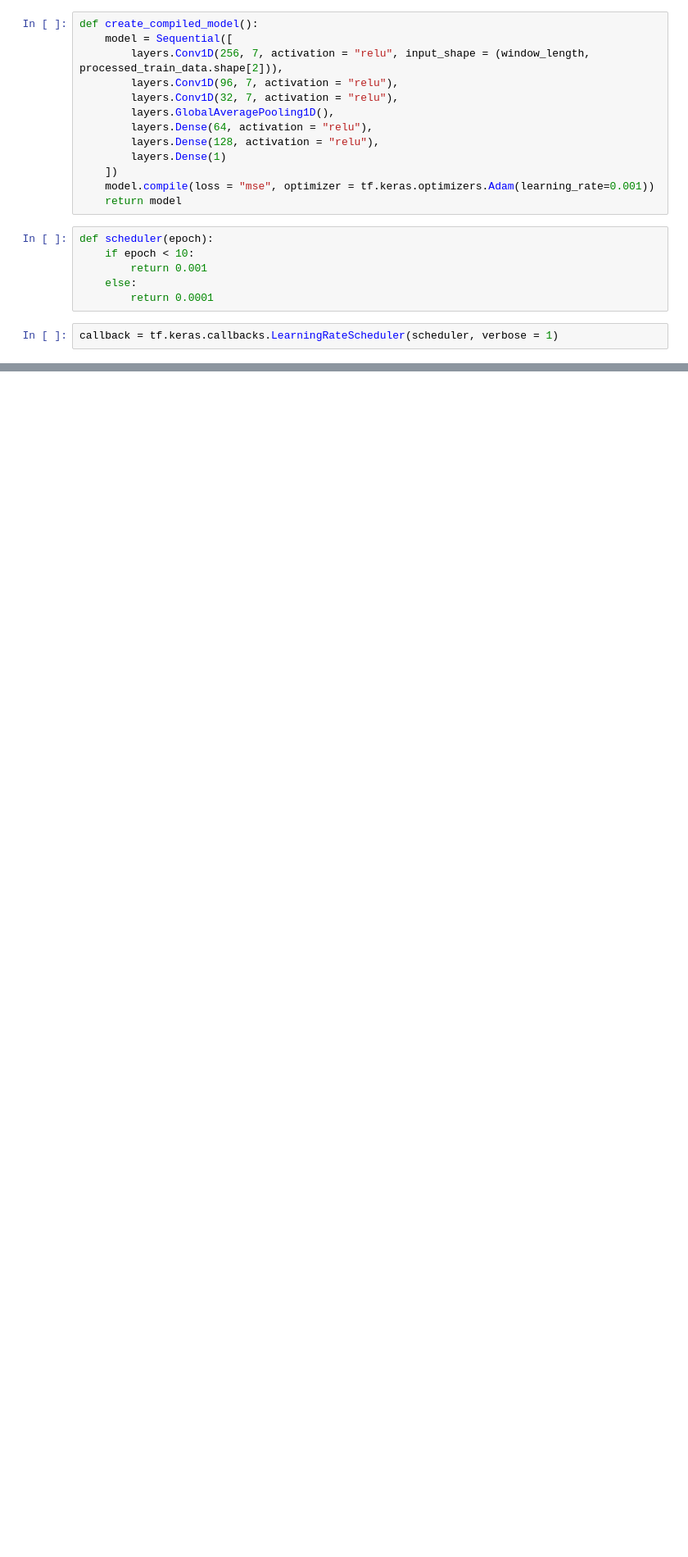
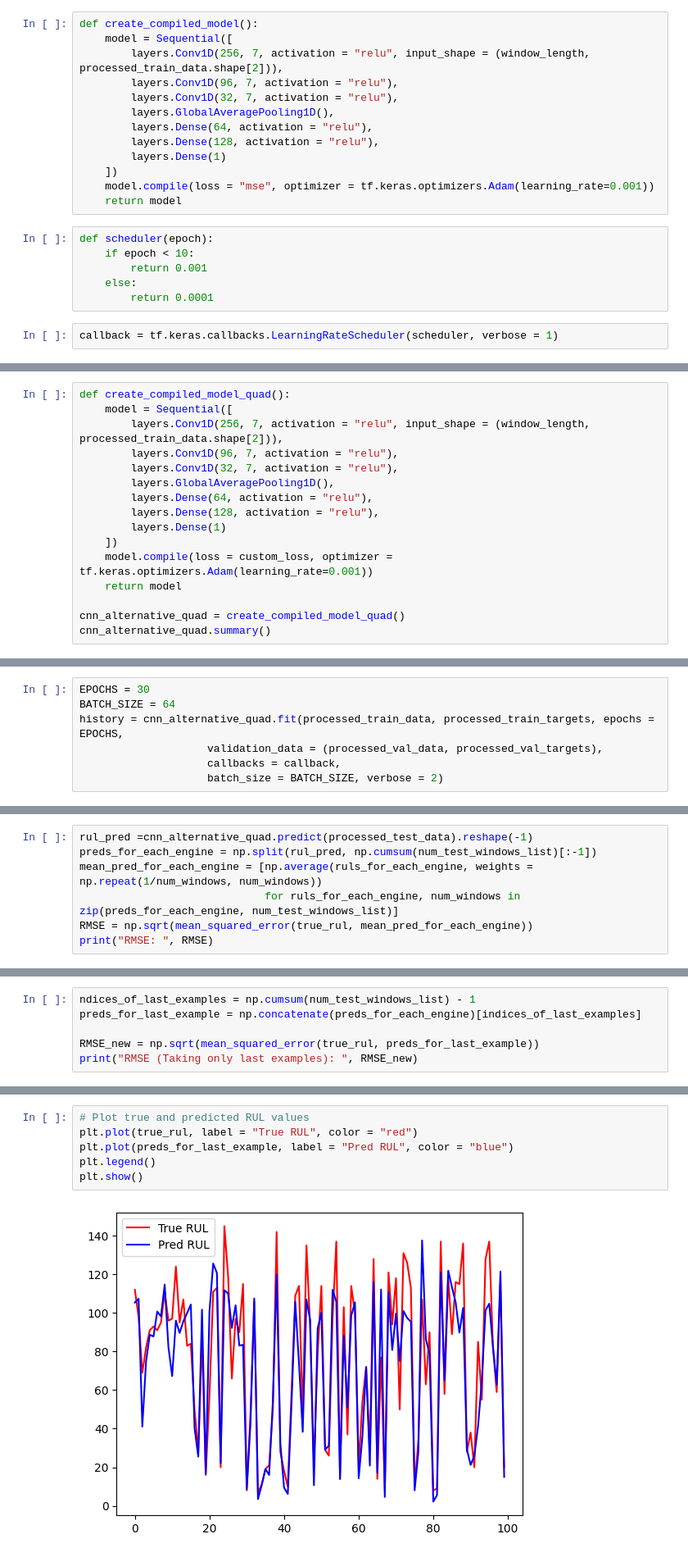
Before and after one commit to AliquodFahriam/tinyML, a Jupyter notebook: Riproduzione/FD001_CNNs.ipynb, the cells around one changed output, grey strips where cells are left out. Shown: that part at 82% size. Drawn from its saved outputs; the diff is of its cells as text; blank space fills up the shorter version.

```diff
--- a/Riproduzione/FD001_CNNs.ipynb
+++ b/Riproduzione/FD001_CNNs.ipynb
@@ -548,0 +588,16 @@ INFO:tensorflow:Assets written to: ./models/FD001/CNNlarge/assets
+# %%
+def create_compiled_model_quad():
+    model = Sequential([
+        layers.Conv1D(256, 7, activation = "relu", input_shape = (window_length, processed_train_data.shape[2])),
+        layers.Conv1D(96, 7, activation = "relu"),
+        layers.Conv1D(32, 7, activation = "relu"),
+        layers.GlobalAveragePooling1D(),
+        layers.Dense(64, activation = "relu"),
+        layers.Dense(128, activation = "relu"),
+        layers.Dense(1)
+    ])
+    model.compile(loss = custom_loss, optimizer = tf.keras.optimizers.Adam(learning_rate=0.001))
+    return model
+
+cnn_alternative_quad = create_compiled_model_quad()
+cnn_alternative_quad.summary()
@@ -548,0 +622,7 @@ INFO:tensorflow:Assets written to: ./models/FD001/CNNlarge/assets
+# %%
+EPOCHS = 30
+BATCH_SIZE = 64
+history = cnn_alternative_quad.fit(processed_train_data, processed_train_targets, epochs = EPOCHS,
+                    validation_data = (processed_val_data, processed_val_targets),
+                    callbacks = callback,
+                    batch_size = BATCH_SIZE, verbose = 2)
@@ -548,0 +647,7 @@ INFO:tensorflow:Assets written to: ./models/FD001/CNNlarge/assets
+# %%
+rul_pred =cnn_alternative_quad.predict(processed_test_data).reshape(-1)
+preds_for_each_engine = np.split(rul_pred, np.cumsum(num_test_windows_list)[:-1])
+mean_pred_for_each_engine = [np.average(ruls_for_each_engine, weights = np.repeat(1/num_windows, num_windows))
+                             for ruls_for_each_engine, num_windows in zip(preds_for_each_engine, num_test_windows_list)]
+RMSE = np.sqrt(mean_squared_error(true_rul, mean_pred_for_each_engine))
+print("RMSE: ", RMSE)
@@ -548,0 +657,6 @@ INFO:tensorflow:Assets written to: ./models/FD001/CNNlarge/assets
+# %%
+ndices_of_last_examples = np.cumsum(num_test_windows_list) - 1
+preds_for_last_example = np.concatenate(preds_for_each_engine)[indices_of_last_examples]
+
+RMSE_new = np.sqrt(mean_squared_error(true_rul, preds_for_last_example))
+print("RMSE (Taking only last examples): ", RMSE_new)
@@ -548,0 +670,8 @@ INFO:tensorflow:Assets written to: ./models/FD001/CNNlarge/assets
+# %%
+# Plot true and predicted RUL values
+plt.plot(true_rul, label = "True RUL", color = "red")
+plt.plot(preds_for_last_example, label = "Pred RUL", color = "blue")
+plt.legend()
+plt.show()
+# %% [output]
+[figure, added]
```
Also changed, not shown: parts of 27 cells of this notebook, 30 other files.
